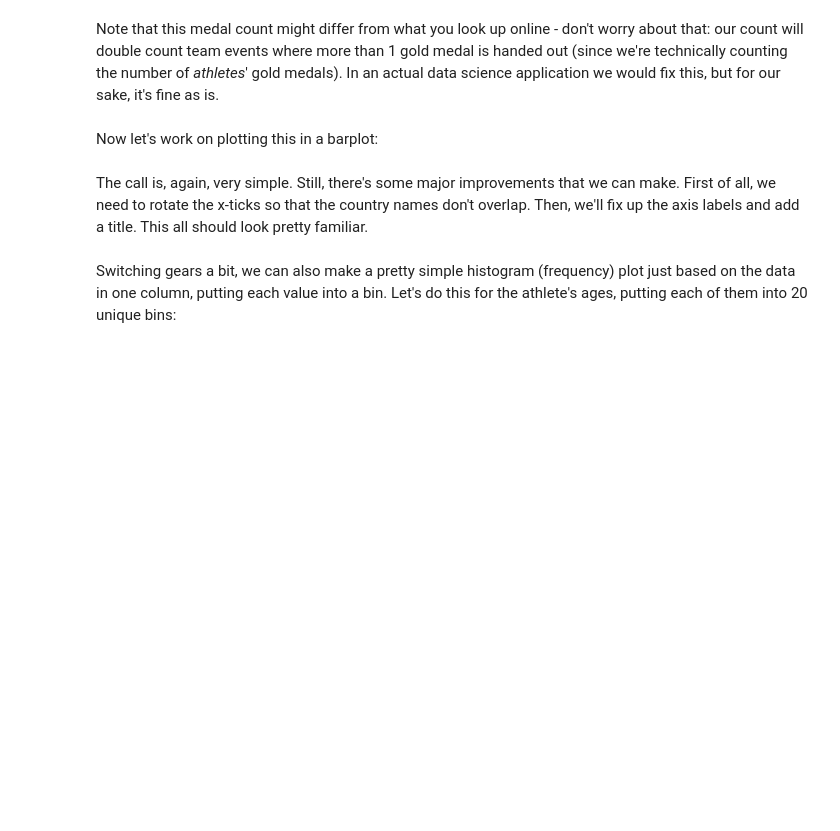
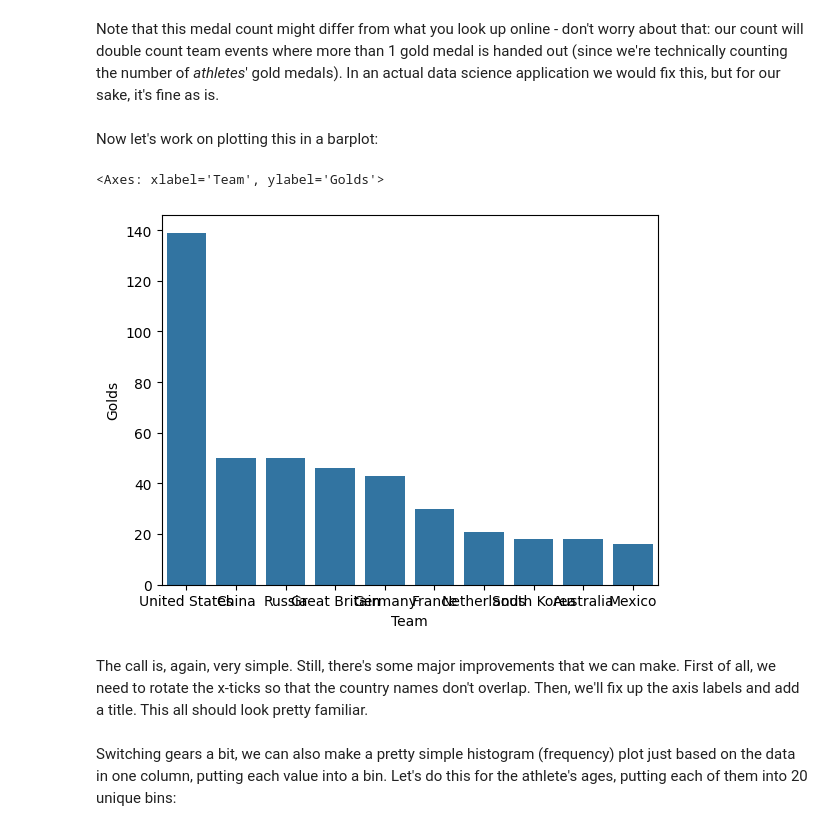
Before and after one commit to xyjsteven15/cdj_nme, a Jupyter notebook: workbook3.ipynb, the cells around one changed output. Saved outputs shown, nothing was run; the diff lists cells and outputs as text; code cells hidden in the pictures; blank space fills up the shorter version.

```diff
--- a/workbook3.ipynb
+++ b/workbook3.ipynb
@@ -115,0 +140,17 @@ Be sure to use the `LIMIT 10` function in the SQL prompt, since we're only going
+# %%
+#A2: your code here
+golds = duckdb.sql("""SELECT Team, COUNT(Medal) AS Golds
+                               FROM olympics
+                               Where Medal = 'Gold' AND Games = '2012 Summer'
+                               GROUP BY Team
+                               ORDER BY Golds DESC
+                               LIMIT 10""").df()
+print (golds.head())
+
+
+# athletes_line = duckdb.sql("""SELECT Year, AVG(Height) AS AvgHeight
+#                            FROM olympics
+#                            WHERE Season = 'Summer' AND Sport = 'Basketball'
+#                            GROUP BY Year
+#                            ORDER BY Year DESC
+#                            LIMIT 10""").df()
@@ -131,8 +179,10 @@ Now let's work on plotting this in a barplot:
 # %%
 #this line is given to you and should work if the above A2 was done correctly,
 #uncomment it when you've created the data frame 'golds'
-
-# sns.barplot(golds, x='Team', y='Golds')
+sns.barplot( golds, x='Team', y='Golds')
+# %% [output]
+<Axes: xlabel='Team', ylabel='Golds'>
+[figure, added]
 # %% [markdown]
 The call is, again, very simple. Still, there's some major improvements that we can make. First of all, we need to rotate the x-ticks so that the country names don't overlap. Then, we'll fix up the axis labels and add a title. This all should look pretty familiar.
 # %%
```
Also changed, not shown: parts of 13 cells of this notebook.
